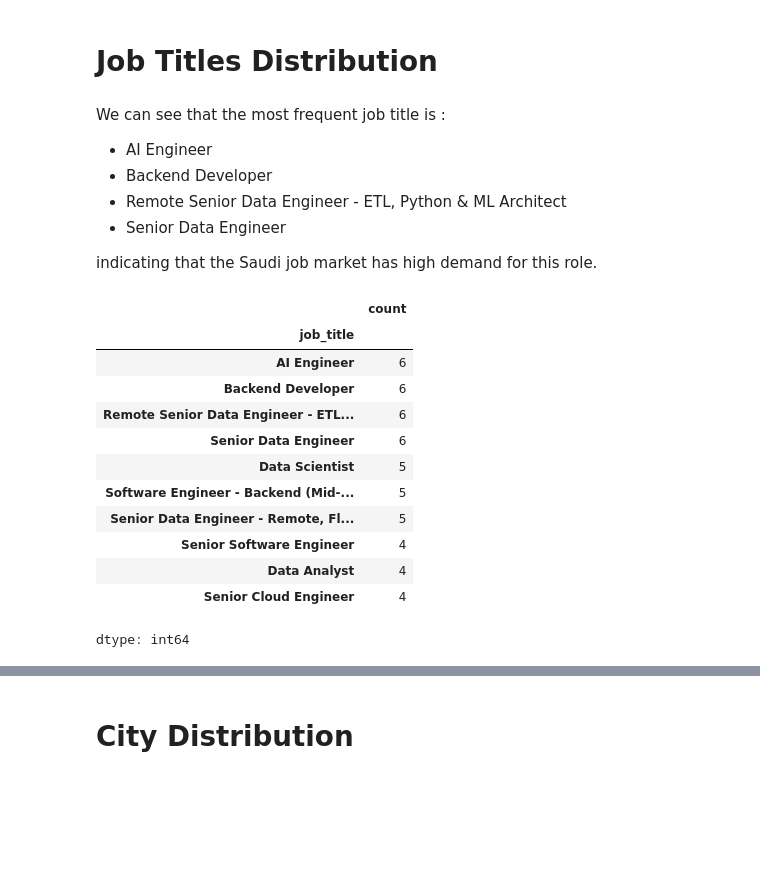
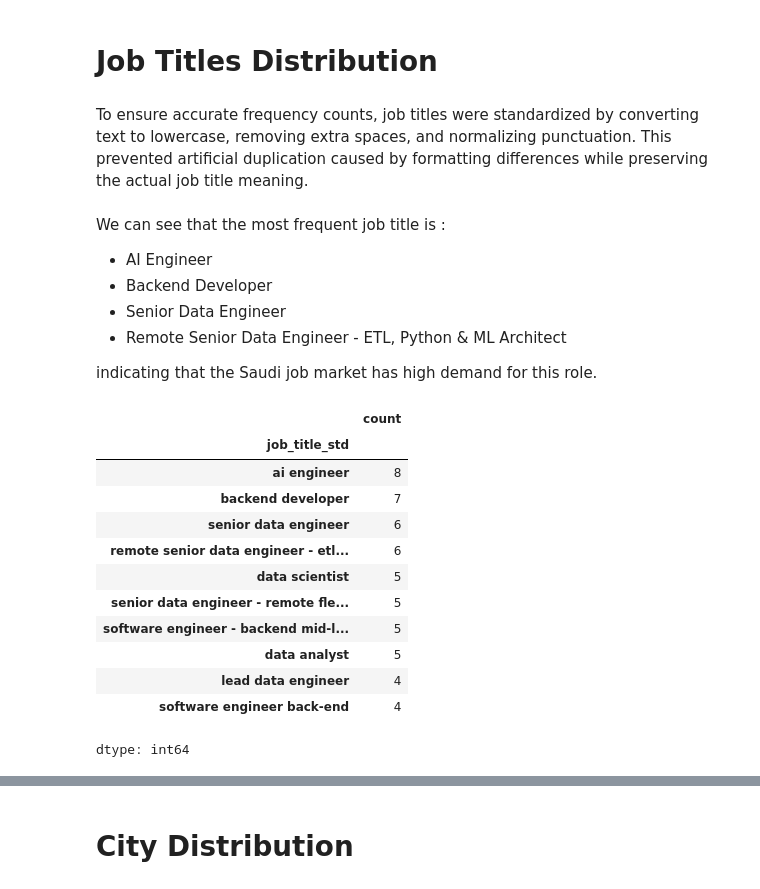
Before and after one commit to SaraAljuraybah/saudi-tech-job-skills-analysis, a Jupyter notebook: notebooks/data_collection.ipynb, the cells around one changed output, grey strips where cells are left out. Drawn from its saved outputs; the diff is of its cells as text; code cells hidden in the pictures; blank space fills up the shorter version.

```diff
--- a/notebooks/data_collection.ipynb
+++ b/notebooks/data_collection.ipynb
@@ -151,34 +151,49 @@ df.describe(include='all')
 11 rows × 22 columns
 # %% [markdown]
 # Job Titles Distribution
+# %% [markdown]
+To ensure accurate frequency counts, job titles were standardized by converting text to lowercase, removing extra spaces, and normalizing punctuation. This prevented artificial duplication caused by formatting differences while preserving the actual job title meaning.
 # %% [markdown]
  We can see that the most frequent job title is :
 
 
 *  AI Engineer
 *  Backend Developer
+*  Senior Data Engineer
 *  Remote Senior Data Engineer - ETL, Python & ML Architect
-*  Senior Data Engineer
 
 
 
 
 
  indicating that the Saudi job market has high demand for this role.
+# %%
+import re
+
+def standardize_title(t):
+    if pd.isna(t):
+        return t
+    t = str(t).lower().strip()
+    t = re.sub(r"\s+", " ", t)          # توحيد المسافات
+    t = re.sub(r"[^\w\s&-]", "", t)     # حذف الرموز الغريبة (مع إبقاء & و -)
+    t = t.replace("–", "-").replace("—", "-")  # توحيد أنواع الداش
+    return t
+
+df["job_title_std"] = df["job_title"].apply(standardize_title)
 # %%
-top_titles = df["job_title"].value_counts().head(10)
+top_titles = df["job_title_std"].value_counts().head(10)
 top_titles
 # %% [output]
 |  | count |
-| job_title |  |
-| AI Engineer | 6 |
-| Backend Developer | 6 |
-| Remote Senior Data Engineer - ETL... | 6 |
-| Senior Data Engineer | 6 |
-| Data Scientist | 5 |
-| Software Engineer - Backend (Mid-... | 5 |
-| Senior Data Engineer - Remote, Fl... | 5 |
-| Senior Software Engineer | 4 |
-| Data Analyst | 4 |
-| Senior Cloud Engineer | 4 |
+| job_title_std |  |
+| ai engineer | 8 |
+| backend developer | 7 |
+| senior data engineer | 6 |
+| remote senior data engineer - etl... | 6 |
+| data scientist | 5 |
+| senior data engineer - remote fle... | 5 |
+| software engineer - backend mid-l... | 5 |
+| data analyst | 5 |
+| lead data engineer | 4 |
+| software engineer back-end | 4 |
 dtype: int64
```
Also changed, not shown: parts of 19 cells of this notebook.
